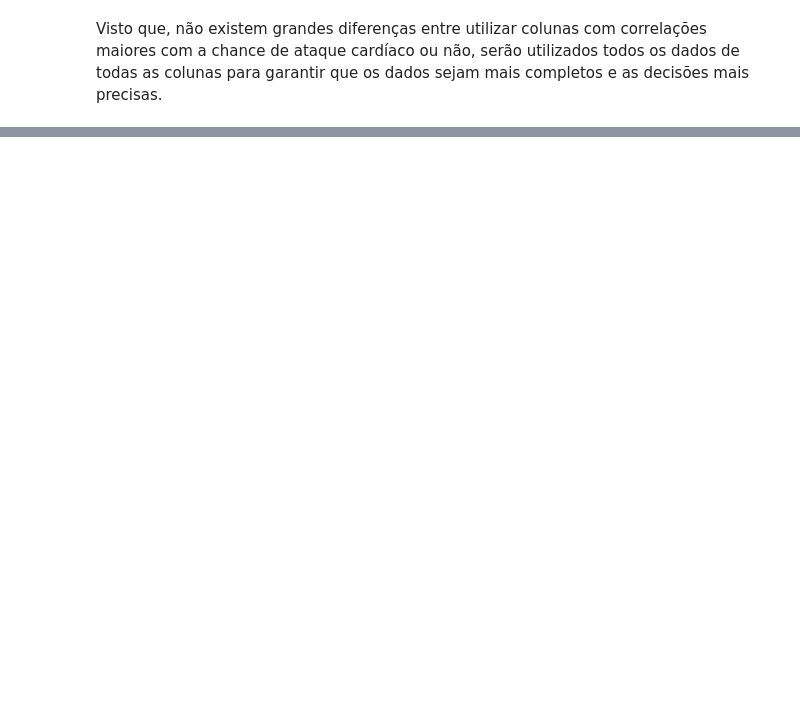
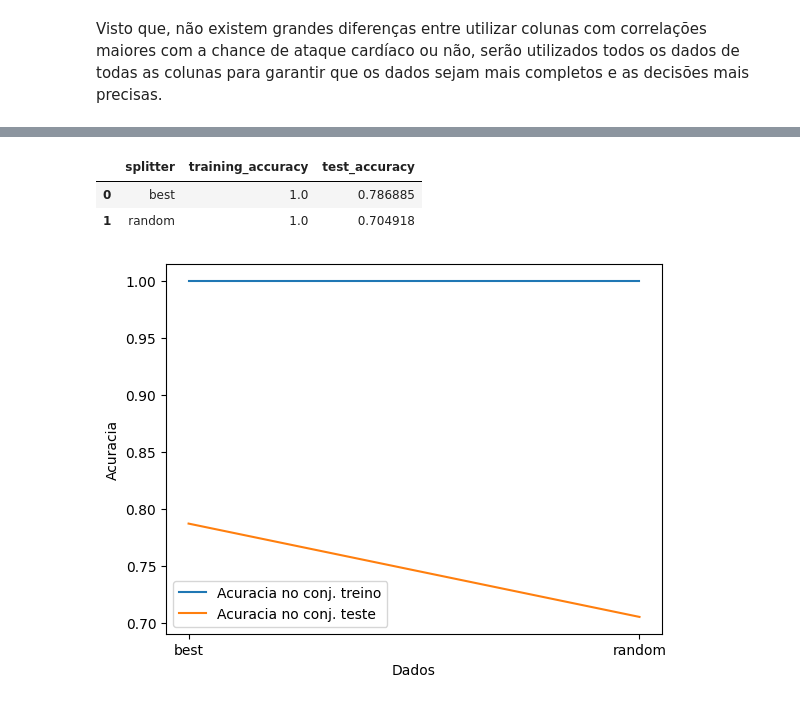
Before and after one commit to DanielSLucas/introducaoDataScience, a Jupyter notebook: praticando/heart attack/heart.ipynb, the cells around one changed output, grey strips where cells are left out. Cells and saved outputs as stored; diff of their text form; code cells hidden in the pictures; blank space fills up the shorter version.

```diff
--- a/praticando/heart attack/heart.ipynb
+++ b/praticando/heart attack/heart.ipynb
@@ -201,0 +233,24 @@ Precisão: 0.70
+# %%
+training_accuracy = []
+test_accuracy = []
+
+splitter = ["best", "random"]
+
+for split in splitter:
+  tree = DecisionTreeClassifier(criterion="entropy", splitter=split)
+  tree.fit(data_train,results_train)
+  training_accuracy.append(tree.score(data_train, results_train))
+  test_accuracy.append(tree.score(data_test, results_test))
+
+plt.plot(splitter, training_accuracy, label='Acuracia no conj. treino')
+plt.plot(splitter, test_accuracy, label='Acuracia no conj. teste')
+plt.ylabel('Acuracia')
+plt.xlabel('Dados')
+plt.legend()
+
+pd.DataFrame({"splitter": splitter, "training_accuracy": training_accuracy, "test_accuracy":test_accuracy })
+# %% [output]
+|  | splitter | training_accuracy | test_accuracy |
+| 0 | best | 1.0 | 0.786885 |
+| 1 | random | 1.0 | 0.704918 |
+[figure, added]
```
Also changed, not shown: parts of 12 cells of this notebook.
